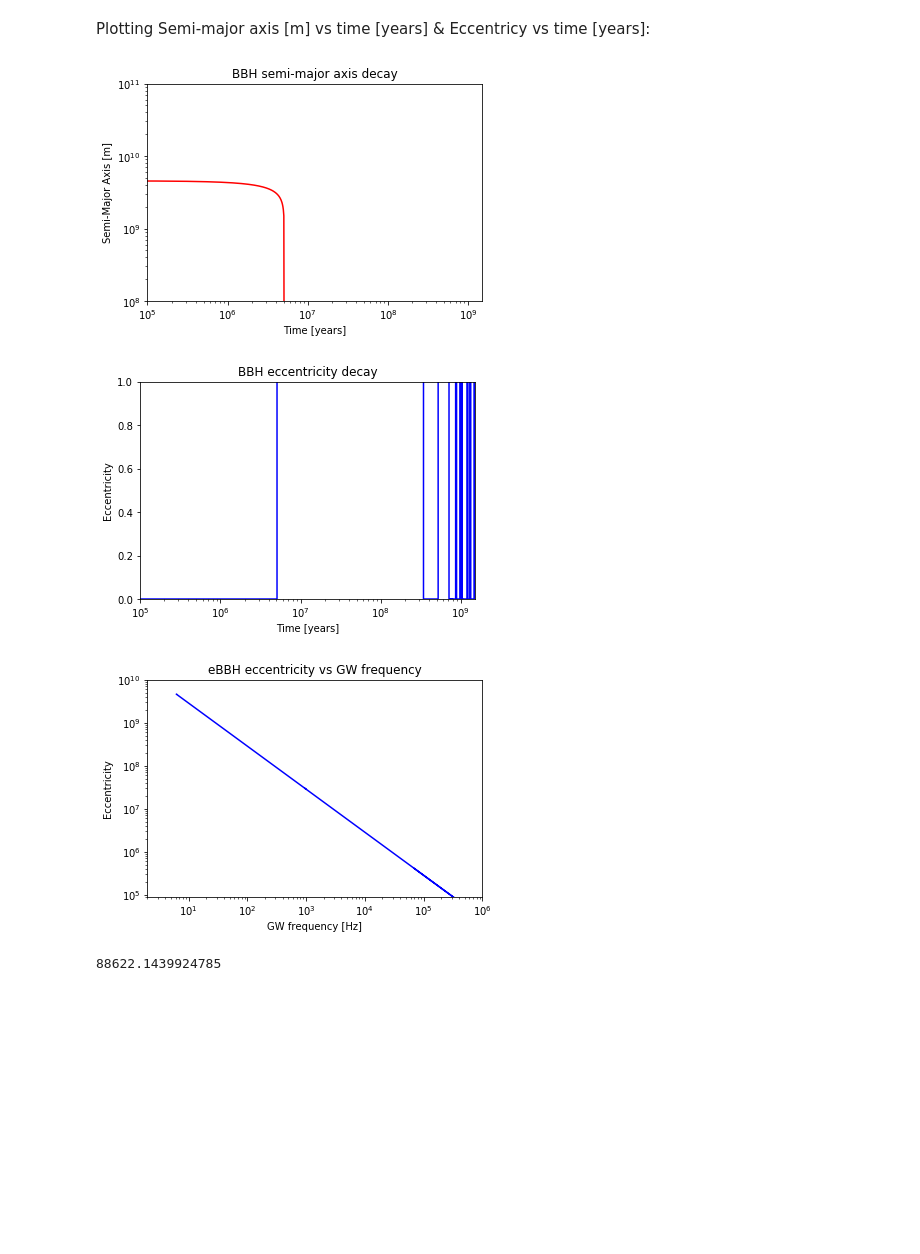
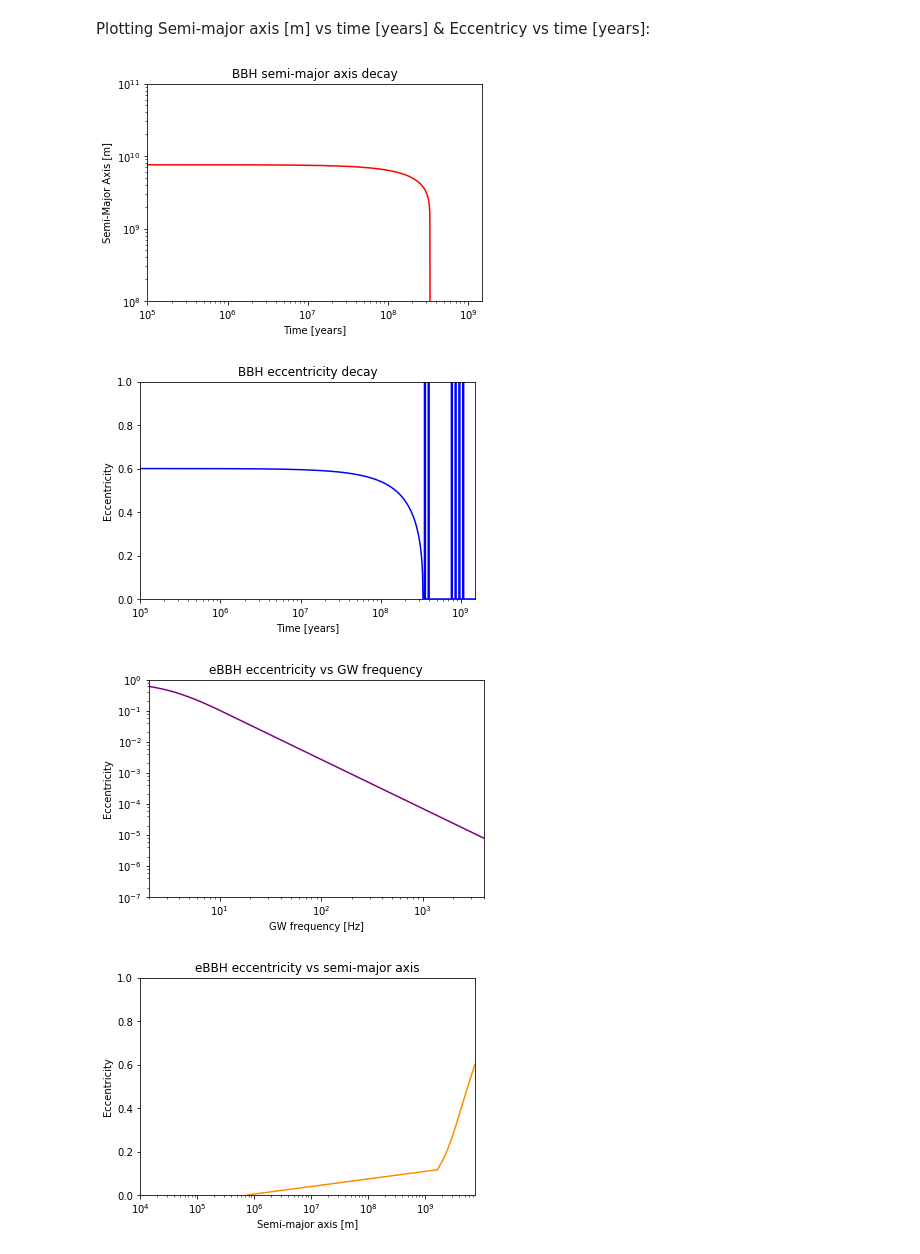
Before and after one commit to mlower/eBBHProject, a Jupyter notebook: eBBH_decay.ipynb, the cells around one changed output. Saved outputs shown, nothing was run; the diff lists cells and outputs as text; code cells hidden in the pictures; blank space fills up the shorter version.

```diff
--- a/eBBH_decay.ipynb
+++ b/eBBH_decay.ipynb
@@ -20,10 +20,10 @@ Populating the interactive namespace from numpy and matplotlib
 # %% [markdown]
 Binary attributes:
 # %%
-m1 = 36.0*u.Msun
-m2 = 29.0*u.Msun
+m1 = 9.1*u.Msun
+m2 = 8.2*u.Msun
 
-Rs1 = (2*c.G*m1)/(c.c**2)
-Rs2 = (2*c.G*m2)/(c.c**2)
+Rs1 = ((2*c.G*m1)/(c.c**2)).si.value
+Rs2 = ((2*c.G*m2)/(c.c**2)).si.value
 
 P = 1.*u.day
@@ -34,7 +31,7 @@ P = 1.*u.day
 Initial conditions: separation and eccentricity at binary formation
 # %%
 ai = ((c.G *(m1 + m2)*P**2/(4.*np.pi**2))**(1./3.)).si.value
-ei = 0.0
+ei = 0.6
 # %% [markdown]
 Equations 5.6 & 5.7 from Peters (1964) are a set of coupled ODEs given as:
 
@@ -76,35 +73,45 @@ time_year = (time * u.s).to('yr').value
 
 f1 = plt.figure()
 ax1 = f1.add_subplot(111)
 ax1.loglog(time_year,O[:,0],color='red')
 plt.title('BBH semi-major axis decay')
 plt.xlabel('Time [years]')
 plt.ylabel(r'Semi-Major Axis [m]')
 plt.xlim(1e5,max(time_year))
 plt.ylim(1e8,1e11)
 plt.show()
 
 f2 = plt.figure()
 ax2 = f2.add_subplot(111)
 ax2.semilogx(time_year,O[:,1],color='blue')
 plt.title('BBH eccentricity decay')
 plt.xlabel('Time [years]')
 plt.ylabel(r'Eccentricity')
 plt.xlim(1e5,max(time_year))
 plt.ylim(1e-7,1)
 plt.show()
 
 f3 = plt.figure()
 ax3 = f3.add_subplot(111)
-ax3.loglog(GWfreq,O[:,1],color='blue')
+ax3.loglog(GWfreq,O[:,1],color='purple')
 plt.title('eBBH eccentricity vs GW frequency')
 plt.xlabel('GW frequency [Hz]')
 plt.ylabel(r'Eccentricity')
 plt.xlim(2,4000)
 plt.ylim(1e-7,1)
 plt.show()
+
+f4 = plt.figure()
+ax4 = f4.add_subplot(111)
+ax4.semilogx(O[:,0],O[:,1],'-',color='darkorange')
+plt.title('eBBH eccentricity vs semi-major axis')
+plt.xlabel('Semi-major axis [m]')
+plt.ylabel(r'Eccentricity')
+plt.xlim(1e4,O[1,0])
+plt.ylim(1e-7,1)
+plt.show()
 # %% [output]
-[figure, old version]
+[figure, new version]
-[figure, old version]
+[figure, new version]
-[figure, old version]
+[figure, new version]
-88622.1439924785
+[figure, added]
```
Also changed, not shown: parts of 1 cell of this notebook.
